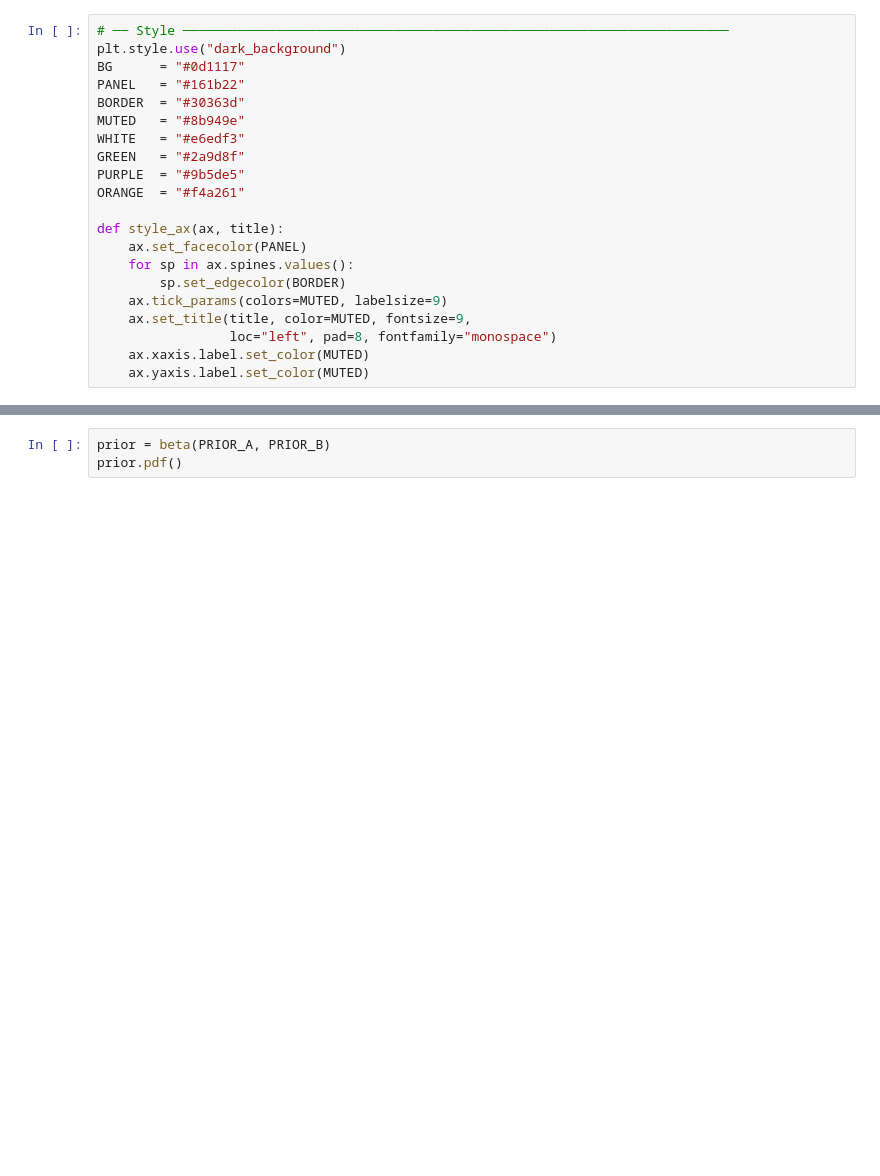
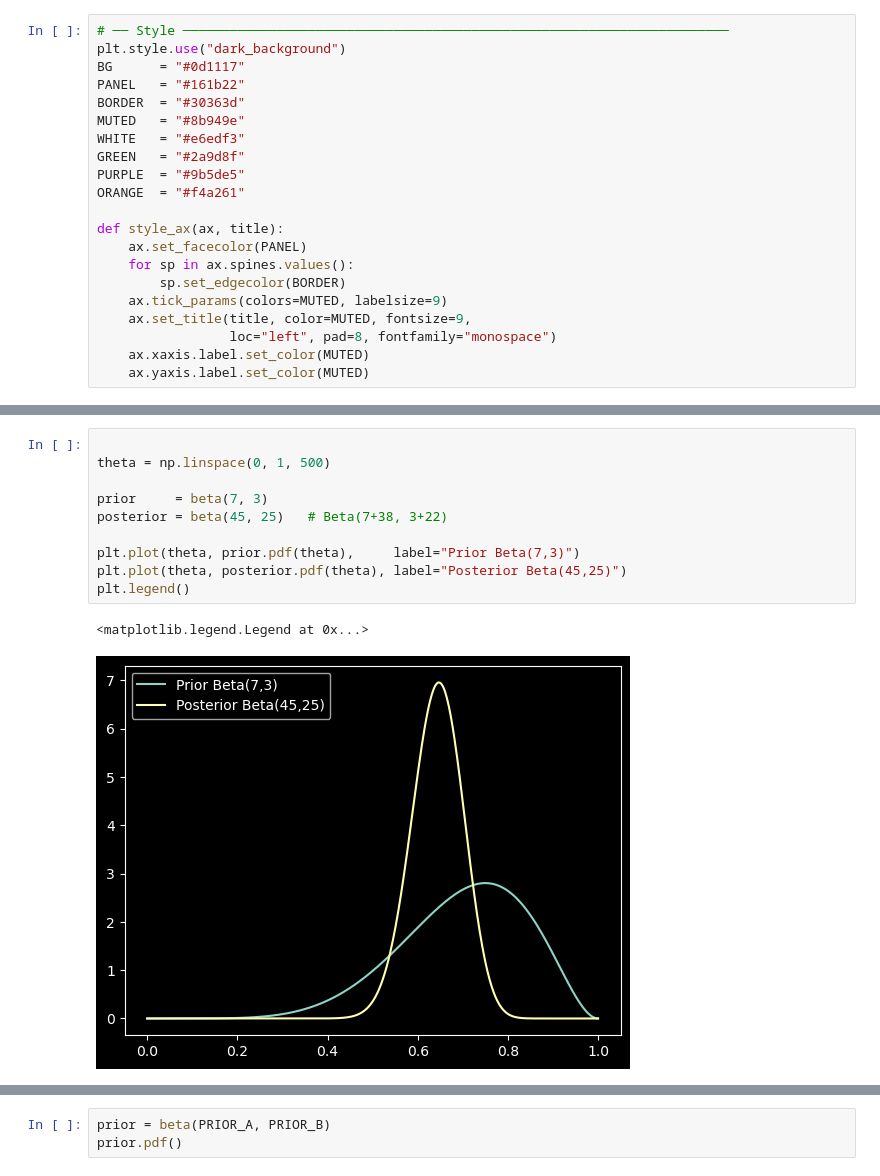
Before and after one commit to HNevill/BDA, a Jupyter notebook: BDA.ipynb, the cells around one changed output, grey strips where cells are left out. Drawn from its saved outputs; the diff is of its cells as text; blank space fills up the shorter version.

```diff
--- a/BDA.ipynb
+++ b/BDA.ipynb
@@ -282,0 +436,13 @@ plt.show()
+# %%
+
+theta = np.linspace(0, 1, 500)
+
+prior     = beta(7, 3)
+posterior = beta(45, 25)   # Beta(7+38, 3+22)
+
+plt.plot(theta, prior.pdf(theta),     label="Prior Beta(7,3)")
+plt.plot(theta, posterior.pdf(theta), label="Posterior Beta(45,25)")
+plt.legend()
+# %% [output]
+<matplotlib.legend.Legend at 0x...>
+[figure, added]
```
Also changed, not shown: parts of 37 cells of this notebook.
